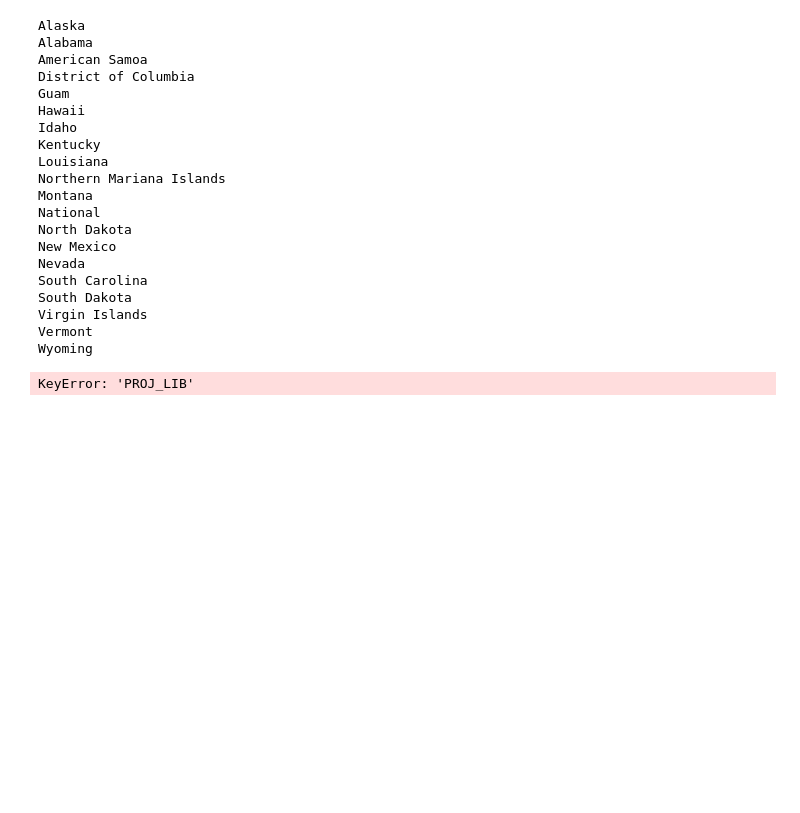
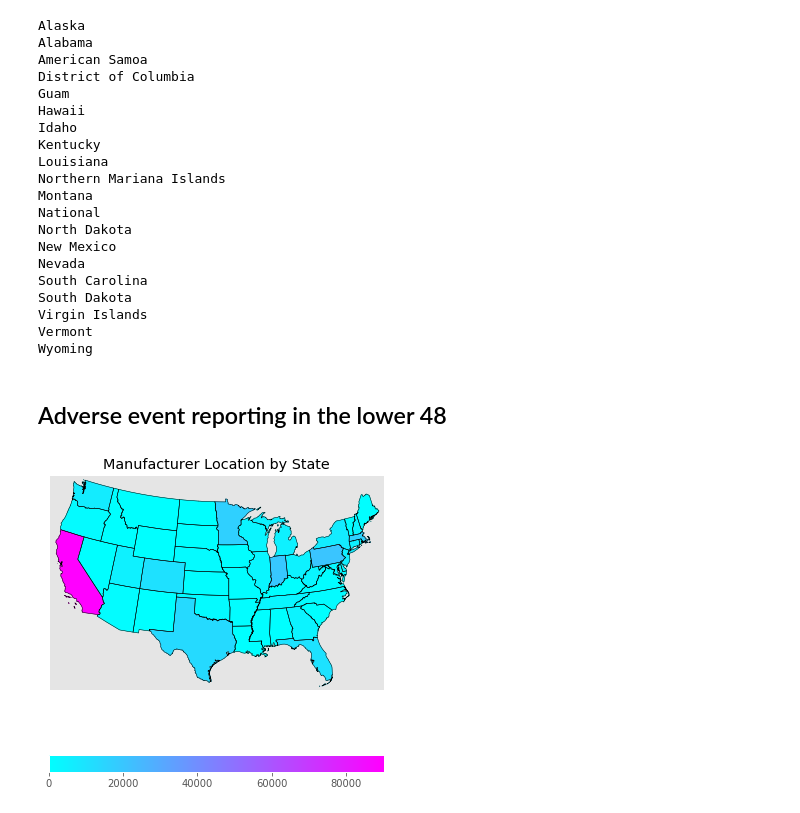
Before and after one commit to tshardey/openFDA_Projects, a Jupyter notebook: MAUDE/MAUDE_2017_Q1_Visualization.ipynb, the cells around one changed output. Drawn from its saved outputs; the diff is of its cells as text; code cells hidden in the pictures; blank space fills up the shorter version.

Commit message:
Added basemap

```diff
--- a/MAUDE/MAUDE_2017_Q1_Visualization.ipynb
+++ b/MAUDE/MAUDE_2017_Q1_Visualization.ipynb
@@ -173,3 +194,5 @@ South Dakota
 Virgin Islands
 Vermont
 Wyoming
+# %% [markdown]
+## Adverse event reporting in the lower 48
@@ -176,43 +205,50 @@ Wyoming
 # %%
-from mpl_toolkits.basemap import Basemap as Basemap
 from matplotlib.colors import rgb2hex
 from matplotlib.patches import Polygon
+import matplotlib.cm as cm
+
+fig = plt.figure(figsize=(6,8))
 # Lambert Conformal map of lower 48 states.
 m = Basemap(llcrnrlon=-119,llcrnrlat=22,urcrnrlon=-64,urcrnrlat=49,
         projection='lcc',lat_1=33,lat_2=45,lon_0=-95)
 # draw state boundaries.
 # data from U.S Census Bureau
 # http://www.census.gov/geo/www/cob/st2000.html
 shp_info = m.readshapefile('st99_d00','states',drawbounds=True)
 # choose a color for each state based on population density.
 colors={}
 statenames=[]
-cmap = plt.cm.cool # use 'hot' colormap
-vmin = 0; vmax = 450 # set range.
+cmap = cm.cool # use 'cool' colormap
+# normalizing the colorbar to the min and max adverse event populations
+vmin = popdensity[min(popdensity.keys(), key=(lambda k: popdensity[k]))]
+vmax = popdensity[max(popdensity.keys(), key=(lambda k: popdensity[k]))]
+
+norm = mpl.colors.Normalize(vmin=vmin, vmax=vmax)
+
 for shapedict in m.states_info:
     statename = shapedict['NAME']
     # skip DC and Puerto Rico.
     if statename not in ['District of Columbia']:
         pop = popdensity[statename]
         # calling colormap with value between 0 and 1 returns
         # rgba value.  Invert color range (hot colors are high
         # population), take sqrt root to spread out colors more.
-        colors[statename] = cmap(1.-np.sqrt((pop-vmin)/(vmax-vmin)))[:3]
+        colors[statename] = cmap(np.sqrt((pop-vmin)/(vmax-vmin)))[:3]
     statenames.append(statename)
 # cycle through state names, color each one.
 ax = plt.gca() # get current axes instance
 for nshape,seg in enumerate(m.states):
     # skip DC and Puerto Rico.
     if statenames[nshape] not in ['District of Columbia']:
-    # Offset Alaska and Hawaii to the lower-left corner. Z
-        if statenames[nshape] == 'Alaska':
-        # Alaska is too big. Scale it down to 35% first, then transate it.
-            seg = list(map(lambda x, y: (0.35*x + 1100000, 0.35*y-1300000), seg))
-
         color = rgb2hex(colors[statenames[nshape]])
         poly = Polygon(seg,facecolor=color,edgecolor=color)
         ax.add_patch(poly)
-plt.title('Filling State Polygons by Population Density')
+
+plt.title('Manufacturer Location by State')
+# adding a colorbar
+sm = cm.ScalarMappable(norm=norm, cmap=cmap)
+sm.set_array([]) # can be an empty list, only needed for matplotlib < 3.1
+cb = fig.colorbar(sm, ax=ax, orientation='horizontal')
 plt.show()
 # %% [output]
-KeyError: 'PROJ_LIB'
+[figure, added]
```
Also changed, not shown: parts of 9 cells of this notebook.
